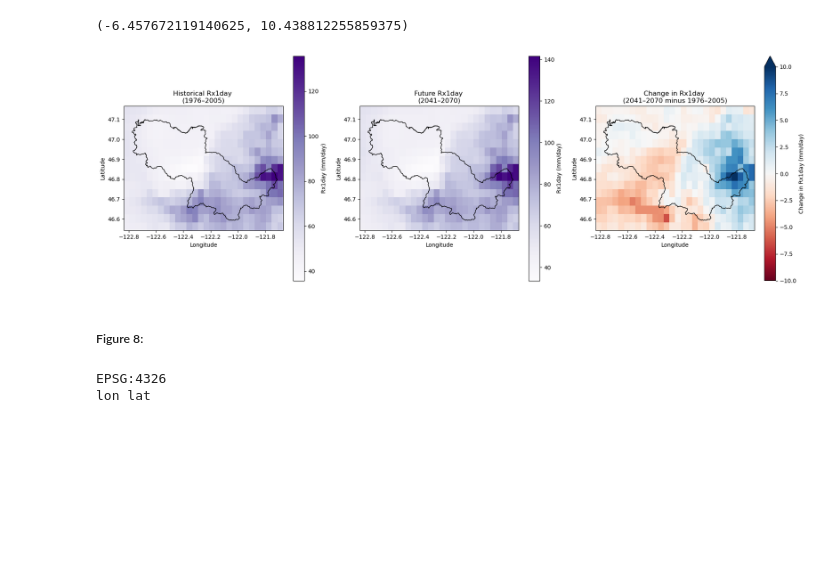
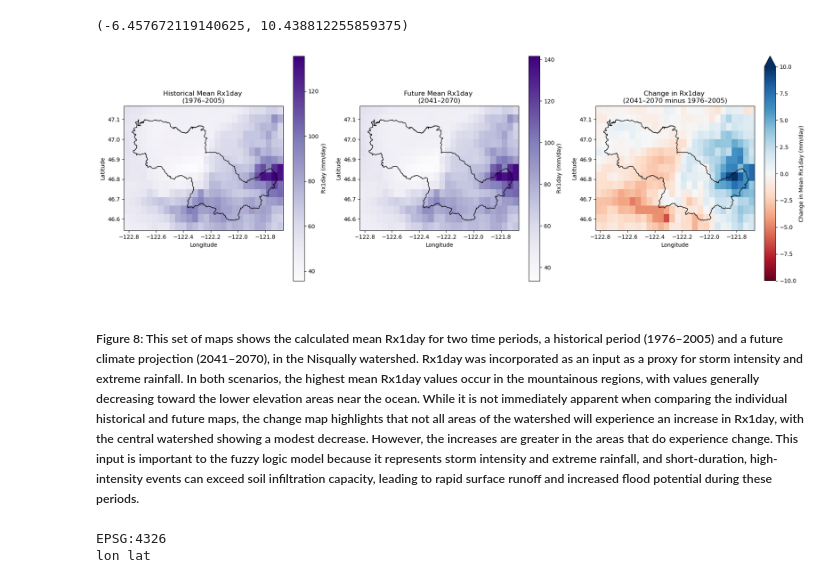
Before and after one commit to nym-veach/surface-runoff-susceptibility-model, a Jupyter notebook: notebooks/02-portfolio-runoff-blog.ipynb, the cells around one changed output. Saved outputs shown, nothing was run; the diff lists cells and outputs as text; code cells hidden in the pictures; blank space fills up the shorter version.

```diff
--- a/notebooks/02-portfolio-runoff-blog.ipynb
+++ b/notebooks/02-portfolio-runoff-blog.ipynb
@@ -1468,43 +1462,43 @@ rx1day_hist_mean.plot(
 )
 
 nisqually_4326.boundary.plot(ax=axes[0], color="black", linewidth=1)
-axes[0].set_title("Historical Rx1day \n(1976–2005)")
+axes[0].set_title("Historical Mean Rx1day \n(1976–2005)")
 
 # Future plot
 rx1day_fut_mean.plot(
     ax=axes[1],
     cmap="Purples",
     cbar_kwargs={"label": "Rx1day (mm/day)"}
 )
 
 nisqually_4326.boundary.plot(ax=axes[1], color="black", linewidth=1)
-axes[1].set_title("Future Rx1day \n(2041–2070)")
+axes[1].set_title("Future Mean Rx1day \n(2041–2070)")
 
 # Difference comparison plot
 portfolio_change_rx1day = rx1day_fut_mean - rx1day_hist_mean
 
 portfolio_change_rx1day.plot(
     ax=axes[2],
     cmap="RdBu",
     vmin=-10,
     vmax=10,
-    cbar_kwargs={"label": "Change in Rx1day (mm/day)"}
+    cbar_kwargs={"label": "Change in Mean Rx1day (mm/day)"}
 )
 
 nisqually_4326.boundary.plot(ax=axes[2], color="black", linewidth=1)
 axes[2].set_title("Change in Rx1day \n(2041–2070 minus 1976–2005)")
 
 # Clean up axes
 for ax in axes:
     ax.set_xlabel("Longitude")
     ax.set_ylabel("Latitude")
 
 plt.tight_layout()
 plt.show()
 # %% [output]
-[figure, old version]
+[figure, new version]
-# %% [markdown]
-##### Figure 8:
+# %% [markdown]
+##### Figure 8: This set of maps shows the calculated mean Rx1day for two time periods, a historical period (1976–2005) and a future climate projection (2041–2070), in the Nisqually watershed. Rx1day was incorporated as an input as a proxy for storm intensity and extreme rainfall. In both scenarios, the highest mean Rx1day values occur in the mountainous regions, with values generally decreasing toward the lower elevation areas near the ocean. While it is not immediately apparent when comparing the individual historical and future maps, the change map highlights that not all areas of the watershed will experience an increase in Rx1day, with the central watershed showing a modest decrease. However, the increases are greater in the areas that do experience change. This input is important to the fuzzy logic model because it represents storm intensity and extreme rainfall, and short-duration, high-intensity events can exceed soil infiltration capacity, leading to rapid surface runoff and increased flood potential during these periods.
 # %%
 # Create function to prepare raster for export
 # *Created with help of ChatGPT, refined by author*
```
Also changed, not shown: parts of 21 cells of this notebook.
